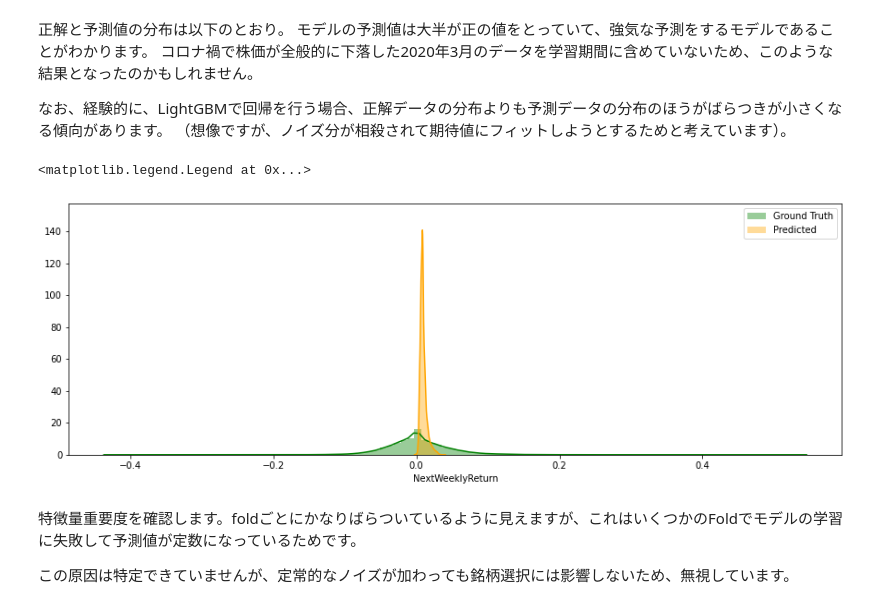
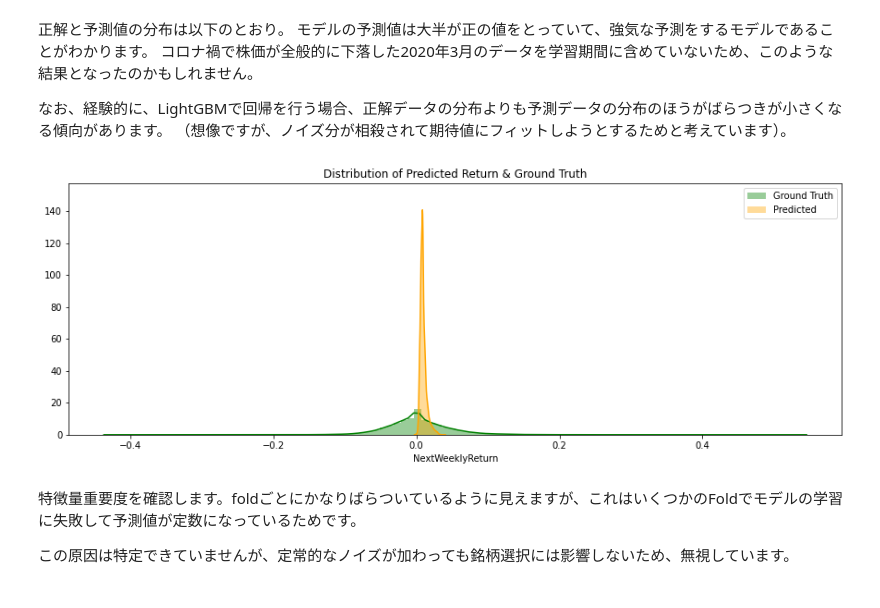
Before and after one commit to bilzard/JQuants-news, a Jupyter notebook: 005_Predict_LightGBM.ipynb, the cells around one changed output. Saved outputs shown, nothing was run; the diff lists cells and outputs as text; code cells hidden in the pictures.

```diff
--- a/005_Predict_LightGBM.ipynb
+++ b/005_Predict_LightGBM.ipynb
@@ -784,11 +791,11 @@ Kendall's tau: 0.06838
 # %%
 fig, ax = plt.subplots(1, 1, figsize=(15, 5))
 sns.distplot(ground_truth_df['NextWeeklyReturn'][len(ground_truth_df) - len(test_df):], bins=100, ax=ax, color='green', label='Ground Truth')
 sns.distplot(test_pred, bins=100, ax=ax, color='orange', label='Predicted')
 ax.legend()
+ax.title.set_text('Distribution of Predicted Return & Ground Truth')
 # %% [output]
-<matplotlib.legend.Legend at 0x...>
-[figure, old version]
+[figure, new version]
 # %% [markdown]
 特徴量重要度を確認します。foldごとにかなりばらついているように見えますが、これはいくつかのFoldでモデルの学習に失敗して予測値が定数になっているためです。
 
```
Also changed, not shown: parts of 14 cells of this notebook.
